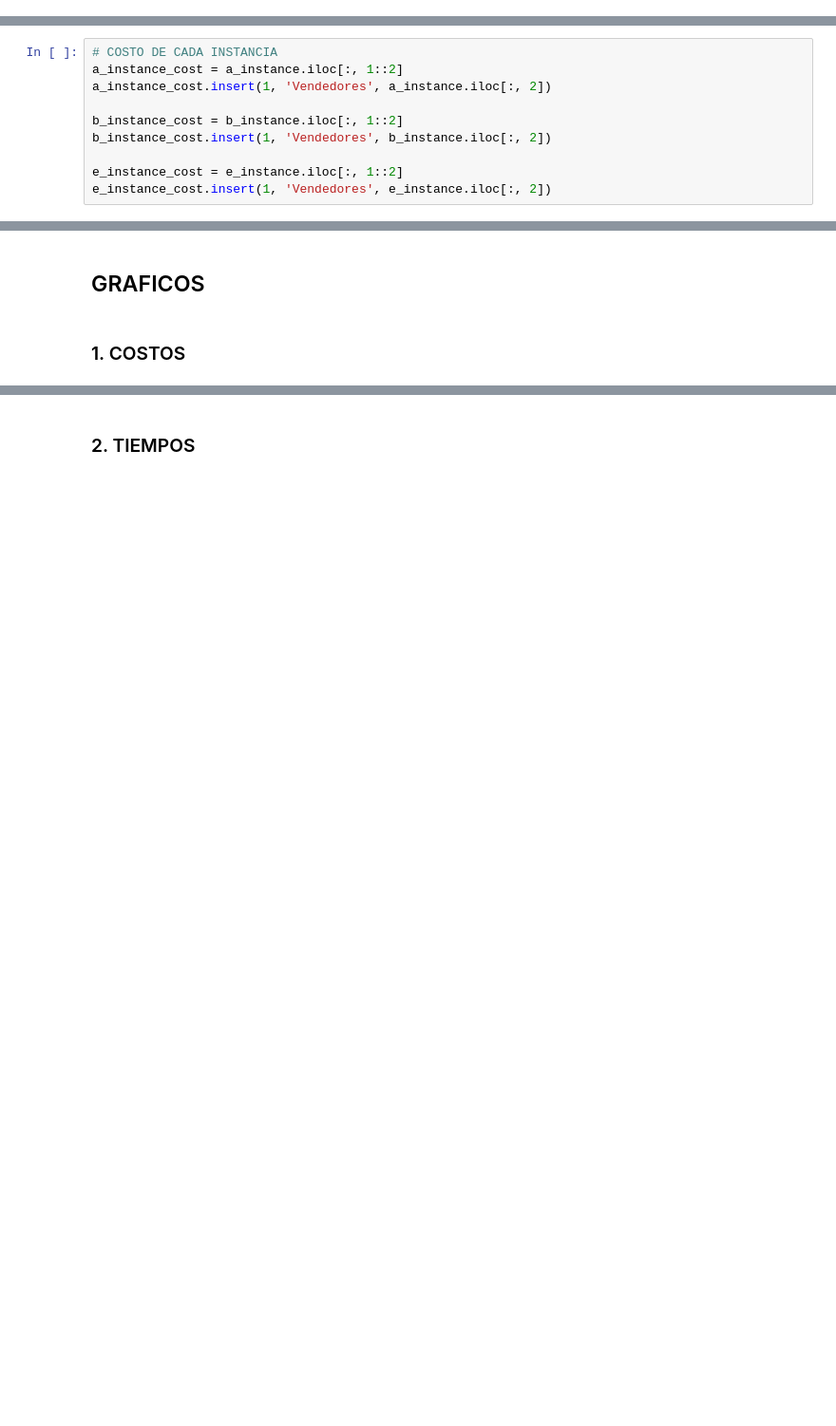
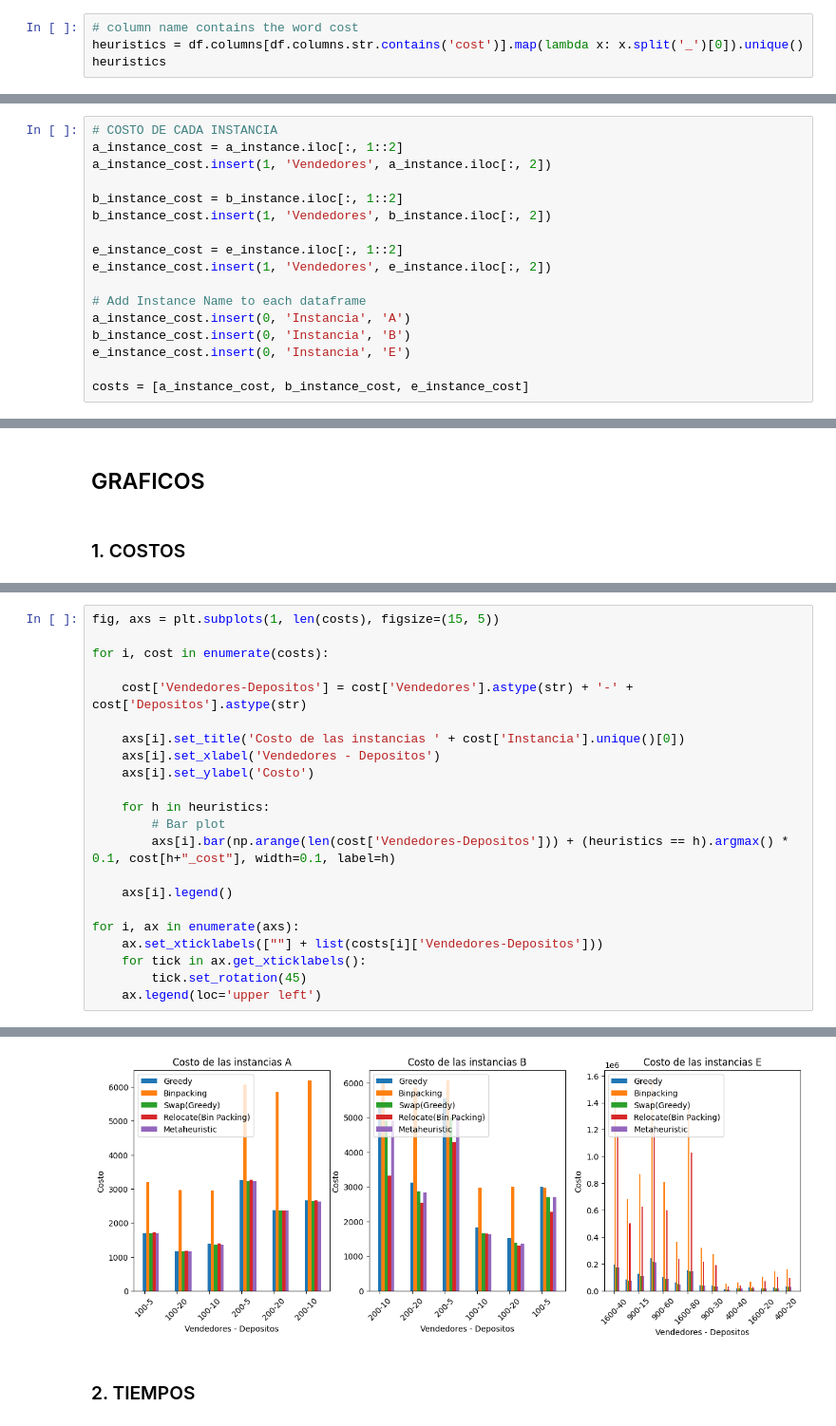
Before and after one commit to IgnacioPardo/TP2_TDV, a Jupyter notebook: src/scripts/experimentacion.ipynb, the cells around one changed output, grey strips where cells are left out. Shown at 95% size. Saved outputs shown, nothing was run; the diff lists cells and outputs as text; blank space fills up the shorter version.

Commit message:
fix(plots): Migrated to Matplotlib plotting instead of pandas

```diff
--- a/src/scripts/experimentacion.ipynb
+++ b/src/scripts/experimentacion.ipynb
@@ -18 +18,5 @@ e_instance = df.iloc[12:27]
 real_instance = df.iloc[-1]
+# %%
+# column name contains the word cost
+heuristics = df.columns[df.columns.str.contains('cost')].map(lambda x: x.split('_')[0]).unique()
+heuristics
@@ -28,6 +36,13 @@ b_instance_cost.insert(1, 'Vendedores', b_instance.iloc[:, 2])
 
 e_instance_cost = e_instance.iloc[:, 1::2]
 e_instance_cost.insert(1, 'Vendedores', e_instance.iloc[:, 2])
+
+# Add Instance Name to each dataframe
+a_instance_cost.insert(0, 'Instancia', 'A')
+b_instance_cost.insert(0, 'Instancia', 'B')
+e_instance_cost.insert(0, 'Instancia', 'E')
+
+costs = [a_instance_cost, b_instance_cost, e_instance_cost]
 # %% [markdown]
 ## INSTANCIAS POR TIEMPO
 # %%
@@ -75,0 +123,23 @@ e_instance_cost.iloc[:, 1:].plot(kind='bar', x='Vendedores', title='Costo de las
+# %%
+fig, axs = plt.subplots(1, len(costs), figsize=(15, 5))
+
+for i, cost in enumerate(costs):
+
+    cost['Vendedores-Depositos'] = cost['Vendedores'].astype(str) + '-' + cost['Depositos'].astype(str)
+
+    axs[i].set_title('Costo de las instancias ' + cost['Instancia'].unique()[0])
+    axs[i].set_xlabel('Vendedores - Depositos')
+    axs[i].set_ylabel('Costo')
+
+    for h in heuristics:
+        # Bar plot
+        axs[i].bar(np.arange(len(cost['Vendedores-Depositos'])) + (heuristics == h).argmax() * 0.1, cost[h+"_cost"], width=0.1, label=h)
+
+    axs[i].legend()
+
+for i, ax in enumerate(axs):
+    ax.set_xticklabels([""] + list(costs[i]['Vendedores-Depositos']))
+    for tick in ax.get_xticklabels():
+        tick.set_rotation(45)
+    ax.legend(loc='upper left')
+# %% [output]
@@ -76,2 +149,3 @@ e_instance_cost.iloc[:, 1:].plot(kind='bar', x='Vendedores', title='Costo de las
+[figure, added]
 # %% [markdown]
 ### 2. TIEMPOS
```
Also changed, not shown: parts of 16 cells of this notebook.
